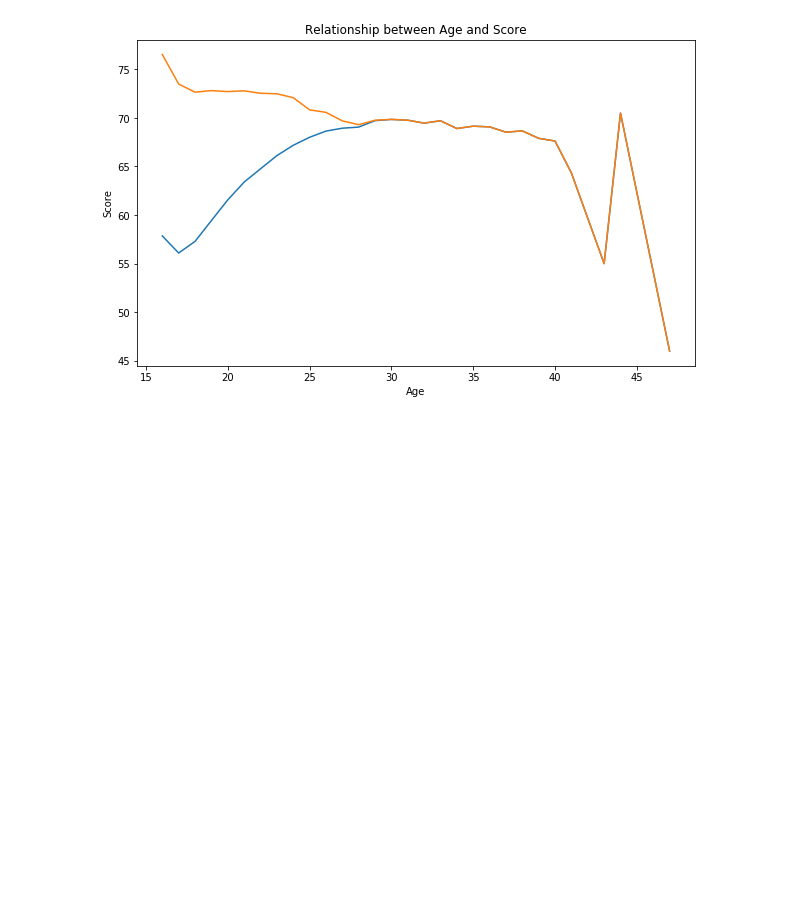
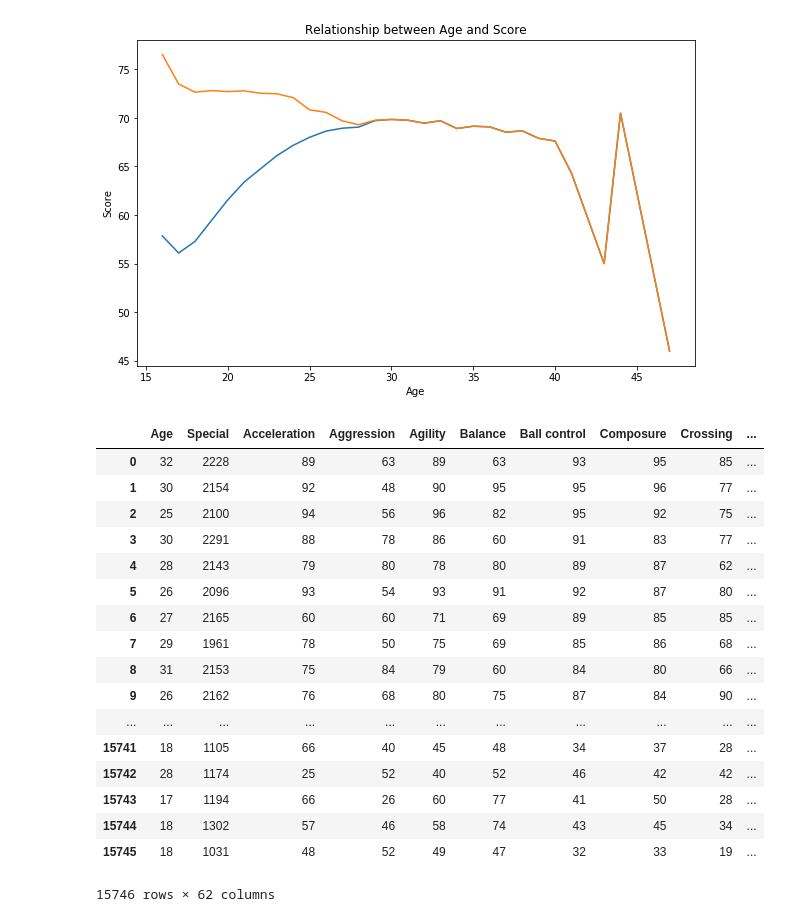
Before and after one commit to YahanCU/Football-analytics-project, a Jupyter notebook: Project for soccer game.ipynb, the cells around one changed output. Drawn from its saved outputs; the diff is of its cells as text; code cells hidden in the pictures; blank space fills up the shorter version.

```diff
--- a/Project for soccer game.ipynb
+++ b/Project for soccer game.ipynb
@@ -4,7 +4,7 @@
 import pandas as pd
 import numpy as np
 import matplotlib.pyplot as plt
-df = pd.read_csv('CompleteDataset_modified.csv')
+df = pd.read_csv('CompleteDataset.csv')
 # %% [markdown]
 Best_Squard formation
 # %%
@@ -210,7 +210,9 @@ import re
 for i in l:
     for j in df.index:
         x = df.loc[j,i]
-        if type(x) == str:
+        try:
+            int(x)
+        except ValueError:
             pattern1 = r'^(?P<num1>\d+)+(?P<num2>\d+)'
             flags = (
                 re.IGNORECASE |  # Match against upper and lower case with one case
@@ -230,6 +232,26 @@ for i in l:
 # %%
 df.to_csv('CompleteDataset_modify.csv', encoding='utf-8')
 d = pd.read_csv('CompleteDataset_modify.csv')
+d[l]
+# %% [output]
+|  | Age | Special | Acceleration | Aggression | Agility | Balance | Ball control | Composure | Crossing | ... |
+| 0 | 32 | 2228 | 89 | 63 | 89 | 63 | 93 | 95 | 85 | ... |
+| 1 | 30 | 2154 | 92 | 48 | 90 | 95 | 95 | 96 | 77 | ... |
+| 2 | 25 | 2100 | 94 | 56 | 96 | 82 | 95 | 92 | 75 | ... |
+| 3 | 30 | 2291 | 88 | 78 | 86 | 60 | 91 | 83 | 77 | ... |
+| 4 | 28 | 2143 | 79 | 80 | 78 | 80 | 89 | 87 | 62 | ... |
+| 5 | 26 | 2096 | 93 | 54 | 93 | 91 | 92 | 87 | 80 | ... |
+| 6 | 27 | 2165 | 60 | 60 | 71 | 69 | 89 | 85 | 85 | ... |
+| 7 | 29 | 1961 | 78 | 50 | 75 | 69 | 85 | 86 | 68 | ... |
+| 8 | 31 | 2153 | 75 | 84 | 79 | 60 | 84 | 80 | 66 | ... |
+| 9 | 26 | 2162 | 76 | 68 | 80 | 75 | 87 | 84 | 90 | ... |
+| ... | ... | ... | ... | ... | ... | ... | ... | ... | ... | ... |
+| 15741 | 18 | 1105 | 66 | 40 | 45 | 48 | 34 | 37 | 28 | ... |
+| 15742 | 28 | 1174 | 25 | 52 | 40 | 52 | 46 | 42 | 42 | ... |
+| 15743 | 17 | 1194 | 66 | 26 | 60 | 77 | 41 | 50 | 28 | ... |
+| 15744 | 18 | 1302 | 57 | 46 | 58 | 74 | 43 | 45 | 34 | ... |
+| 15745 | 18 | 1031 | 48 | 52 | 49 | 47 | 32 | 33 | 19 | ... |
+15746 rows × 62 columns
 # %%
 import re
 # Clean data of column 'Value'
```
Also changed, not shown: 2 other files.
